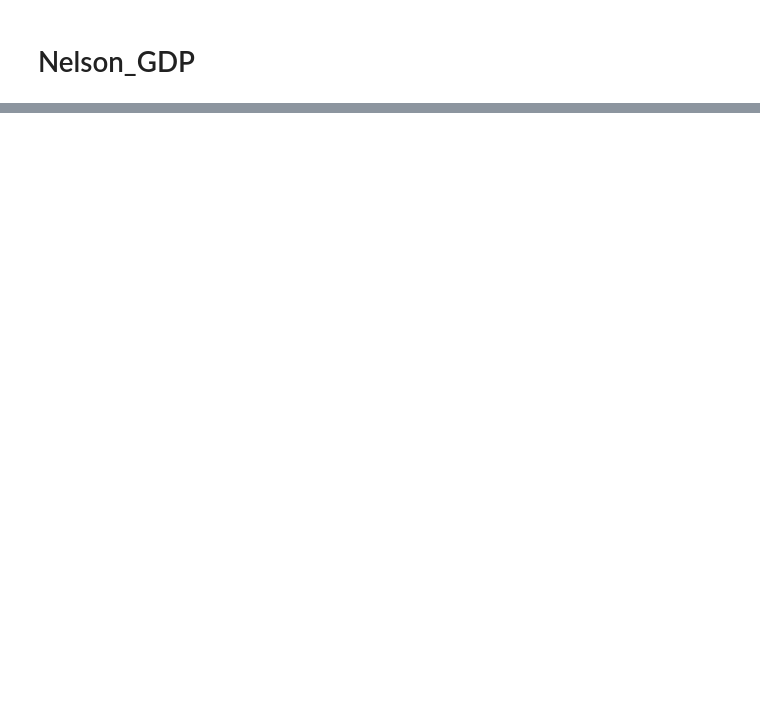
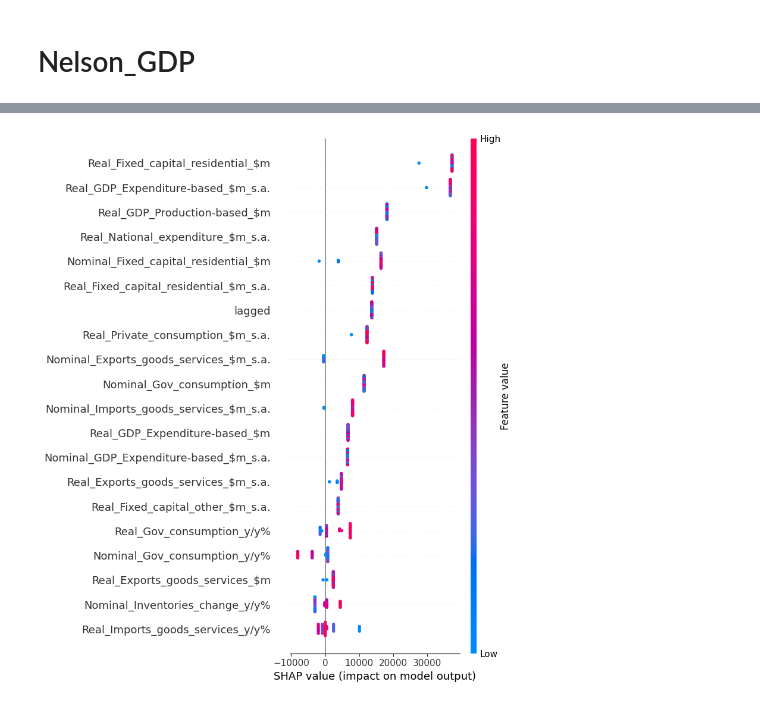
Before and after one commit to Sheepsta300/Machine-Learning-Project, a Jupyter notebook: Housing_Price_Predictor.ipynb, the cells around one changed output, grey strips where cells are left out. Cells and saved outputs as stored; diff of their text form; code cells hidden in the pictures; blank space fills up the shorter version.

```diff
--- a/Housing_Price_Predictor.ipynb
+++ b/Housing_Price_Predictor.ipynb
@@ -352,0 +631,6 @@ plt.plot(test.index, pred)
+# %%
+explainer = shap.Explainer(gbf, train.drop(columns=['Nelson']))
+shap_values = explainer.shap_values(test.drop(columns=['Nelson']))
+shap.summary_plot(shap_values, test.drop(columns=['Nelson']))
+# %% [output]
+[figure, added]
```
Also changed, not shown: parts of 86 cells of this notebook.
